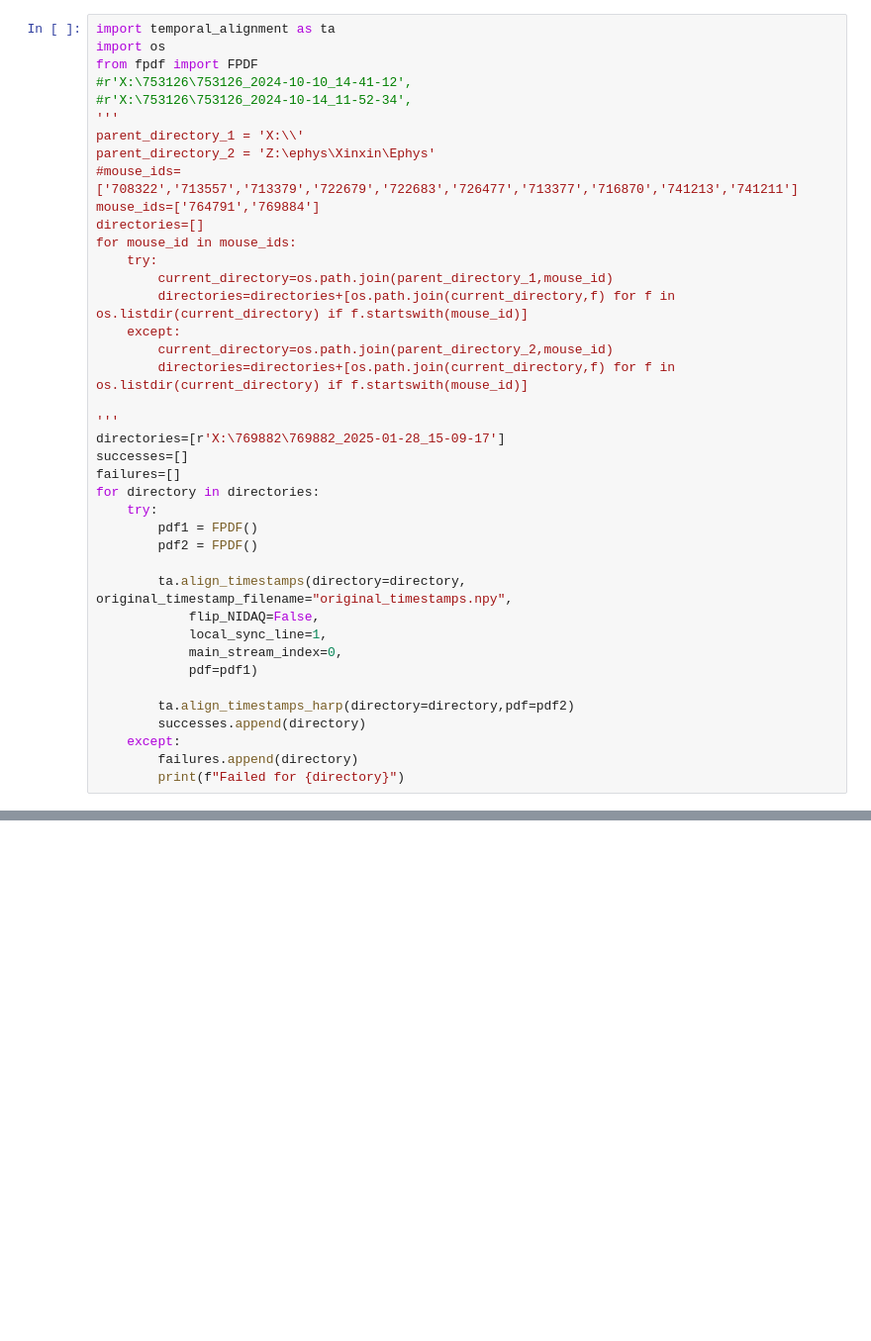
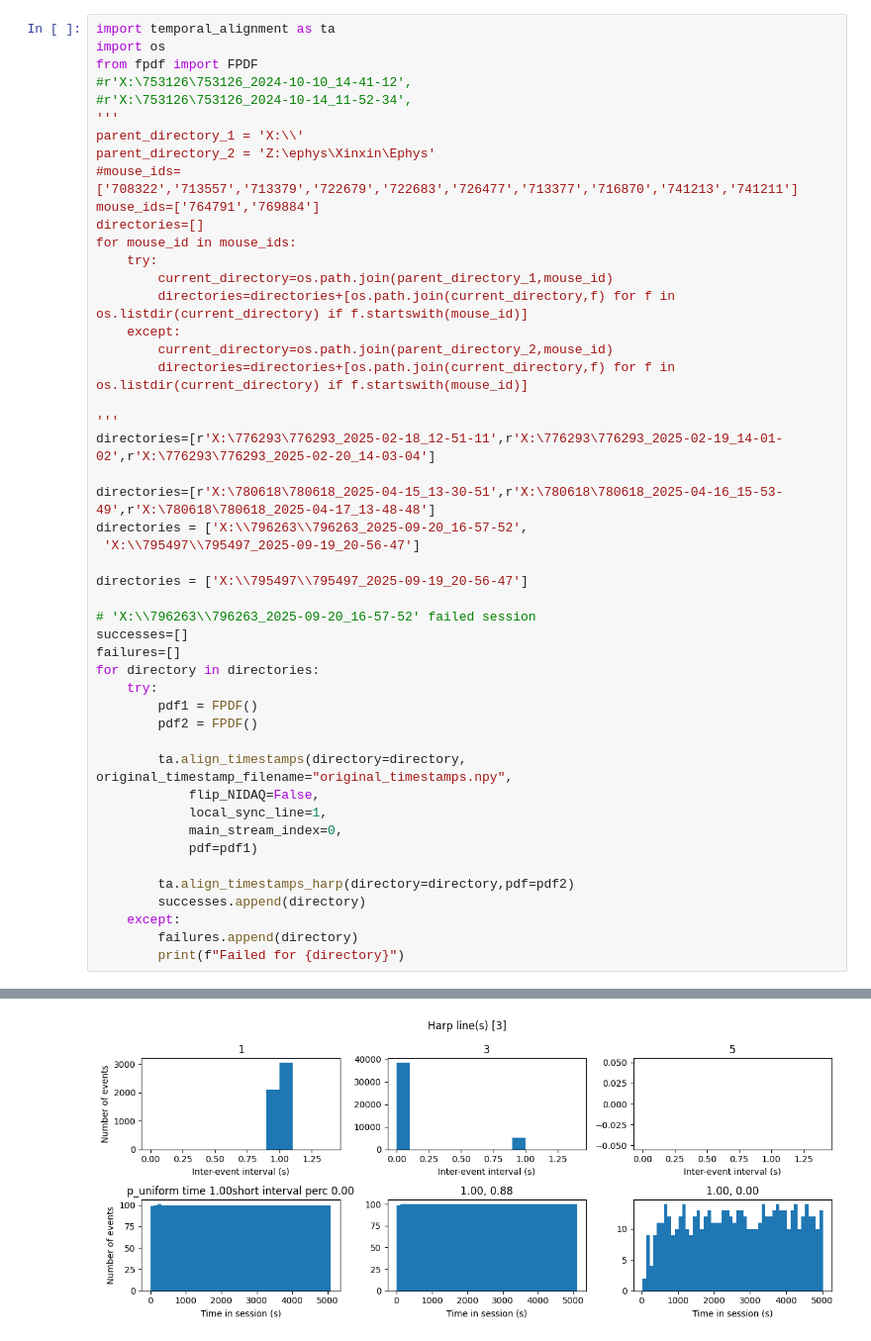
Before and after one commit to XX-Yin/aind-ephys-rig-qc, a Jupyter notebook: src/aind_ephys_rig_qc/rigqc.ipynb, the cells around one changed output, grey strips where cells are left out. Shown at 99% size. Saved outputs shown, nothing was run; the diff lists cells and outputs as text; blank space fills up the shorter version.

```diff
--- a/src/aind_ephys_rig_qc/rigqc.ipynb
+++ b/src/aind_ephys_rig_qc/rigqc.ipynb
@@ -19,7 +24,15 @@ for mouse_id in mouse_ids:
         directories=directories+[os.path.join(current_directory,f) for f in os.listdir(current_directory) if f.startswith(mouse_id)]
 
 '''
-directories=[r'X:\769882\769882_2025-01-28_15-09-17']
+directories=[r'X:\776293\776293_2025-02-18_12-51-11',r'X:\776293\776293_2025-02-19_14-01-02',r'X:\776293\776293_2025-02-20_14-03-04']
+
+directories=[r'X:\780618\780618_2025-04-15_13-30-51',r'X:\780618\780618_2025-04-16_15-53-49',r'X:\780618\780618_2025-04-17_13-48-48']
+directories = ['X:\\796263\\796263_2025-09-20_16-57-52',
+ 'X:\\795497\\795497_2025-09-19_20-56-47']
+
+directories = ['X:\\795497\\795497_2025-09-19_20-56-47']
+
+# 'X:\\796263\\796263_2025-09-20_16-57-52' failed session
 successes=[]
 failures=[]
 for directory in directories:
@@ -38,3 +51,4 @@ for directory in directories:
     except:
         failures.append(directory)
         print(f"Failed for {directory}")
+# %% [output]
@@ -40,0 +72 @@ for directory in directories:
+[figure, added]
```
Also changed, not shown: parts of 3 cells of this notebook, 5 other files.
